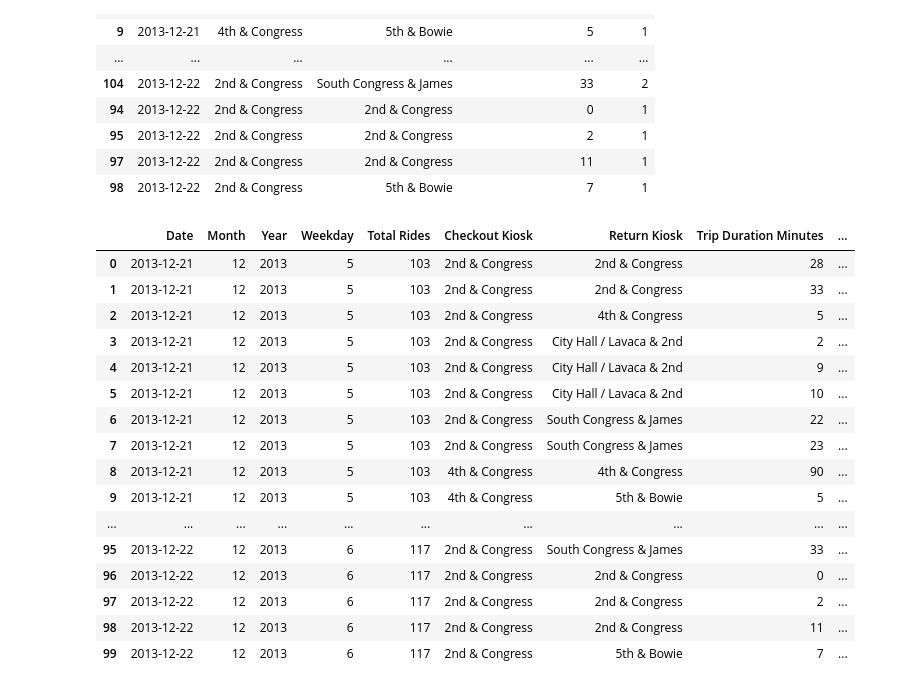
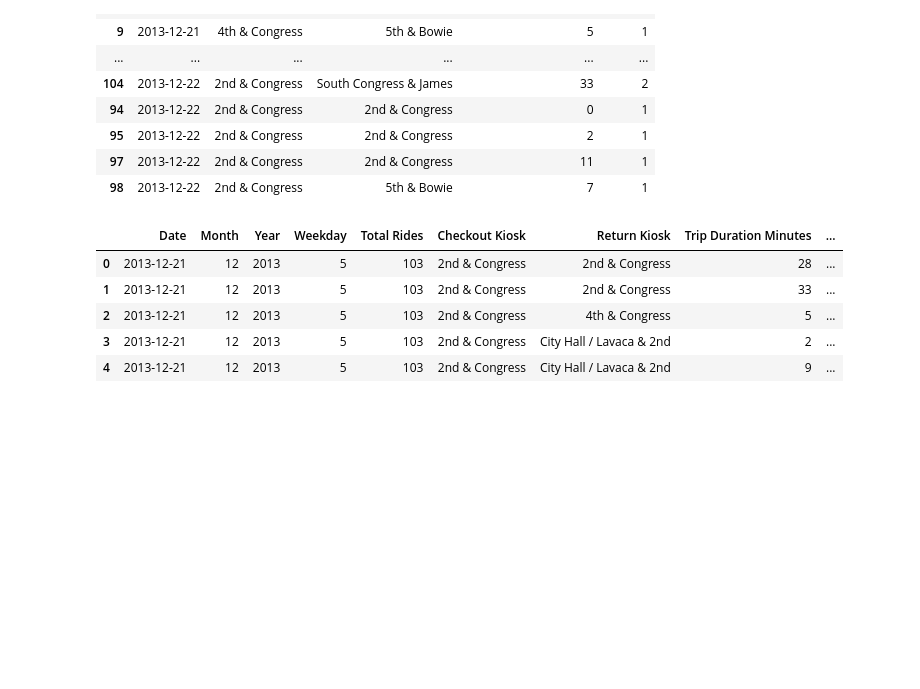
Before and after one commit to danny305/Austin-bike-project, a Jupyter notebook: Danny_Feature_Engr.ipynb, the cells around one changed output. Saved outputs shown, nothing was run; the diff lists cells and outputs as text; code cells hidden in the pictures; blank space fills up the shorter version.

```diff
--- a/Danny_Feature_Engr.ipynb
+++ b/Danny_Feature_Engr.ipynb
@@ -142,6 +142,17 @@ new_weather_df = weather_df[~weather_df['Date'].isin(missing_dates)]
 len(new_weather_df['Date'].unique())
 # %% [output]
 1257
+# %%
+cycle_df['Return Kiosk'].value_counts()[::-1]
+
+rm_kiosk = ['Stolen','Missing',
+              'Main Shop','Repair Shop', 'Shop',
+              'Customer Service','Main Office', 'Re-branding','Marketing Event',
+           ]
+cycle_df = cycle_df[
+    ~cycle_df['Return Kiosk'].isin(rm_kiosk) &
+    ~cycle_df['Checkout Kiosk'].isin(rm_kiosk)
+]
 # %%
 rides_each_day = cycle_df.groupby('Checkout Date')
 
@@ -188,7 +199,7 @@ day_stats = pd.DataFrame(
      group['Return Kiosk'].value_counts().index[0],
      group['Return Kiosk'].value_counts()[0],
      round(group['Trip Duration Minutes'].mean(),3),
-     group['Trip Duration Minutes'].mode().mean(),
+     #group['Trip Duration Minutes'].mode().mean(),
      len(group),
     )
     for date,group in rides_each_day
@@ -196,11 +207,11 @@ day_stats = pd.DataFrame(
     columns=['Date','Month','Year','Weekday',
             'MP Checkout Kiosk', " MP Checkout Counts",
             'MP Return Kiosk', "MP Return Counts",
-             'Avg Trip Duration', 'Avg Mode Trip Duration',
+             'Avg Trip Duration', #'Avg Mode Trip Duration',
             'Total Rides'])
 
 day_stats = day_stats[['Date','Month','Year','Weekday',
-                       'Avg Trip Duration', 'Avg Mode Trip Duration',
+                       'Avg Trip Duration', #'Avg Mode Trip Duration',
                        'Total Rides']]
 day_stats['Date'] = pd.to_datetime(
     day_stats['Date'], infer_datetime_format=True
@@ -505,36 +514,25 @@ checkout_return_pairs.head(100)
 # %%
 kiosk_weather_df = pd.merge(checkout_return_pairs, merge_df, how='inner', on='Date')
 #kiosk_weather_df['Day Percent Ride'] = kiosk_weather_df.apply(lambda x: round(x['Counts']/x['Total Rides'], 3))
 kiosk_weather_df['Day Ride Percentage'] = kiosk_weather_df['Counts']/kiosk_weather_df['Total Rides']
 
 cols = kiosk_weather_df.columns.tolist()
 cols = ['Date', 'Month','Year', 'Weekday', 'Total Rides',
  'Checkout Kiosk','Return Kiosk','Trip Duration Minutes','Counts','Day Ride Percentage',
  'TempHighF','TempAvgF',
  'DewPointHighF','DewPointAvgF',
  'WindHighMPH','WindAvgMPH',
  'PrecipitationSumInches','PrecipBins',
  'Events',]
 kiosk_weather_df = kiosk_weather_df[cols]
-kiosk_weather_df.head(100)
+kiosk_weather_df.head()
 # %% [output]
 |  | Date | Month | Year | Weekday | Total Rides | Checkout Kiosk | Return Kiosk | Trip Duration Minutes | ... |
 | 0 | 2013-12-21 | 12 | 2013 | 5 | 103 | 2nd & Congress | 2nd & Congress | 28 | ... |
 | 1 | 2013-12-21 | 12 | 2013 | 5 | 103 | 2nd & Congress | 2nd & Congress | 33 | ... |
 | 2 | 2013-12-21 | 12 | 2013 | 5 | 103 | 2nd & Congress | 4th & Congress | 5 | ... |
 | 3 | 2013-12-21 | 12 | 2013 | 5 | 103 | 2nd & Congress | City Hall / Lavaca & 2nd | 2 | ... |
 | 4 | 2013-12-21 | 12 | 2013 | 5 | 103 | 2nd & Congress | City Hall / Lavaca & 2nd | 9 | ... |
-| 5 | 2013-12-21 | 12 | 2013 | 5 | 103 | 2nd & Congress | City Hall / Lavaca & 2nd | 10 | ... |
-| 6 | 2013-12-21 | 12 | 2013 | 5 | 103 | 2nd & Congress | South Congress & James | 22 | ... |
-| 7 | 2013-12-21 | 12 | 2013 | 5 | 103 | 2nd & Congress | South Congress & James | 23 | ... |
-| 8 | 2013-12-21 | 12 | 2013 | 5 | 103 | 4th & Congress | 4th & Congress | 90 | ... |
-| 9 | 2013-12-21 | 12 | 2013 | 5 | 103 | 4th & Congress | 5th & Bowie | 5 | ... |
-| ... | ... | ... | ... | ... | ... | ... | ... | ... | ... |
-| 95 | 2013-12-22 | 12 | 2013 | 6 | 117 | 2nd & Congress | South Congress & James | 33 | ... |
-| 96 | 2013-12-22 | 12 | 2013 | 6 | 117 | 2nd & Congress | 2nd & Congress | 0 | ... |
-| 97 | 2013-12-22 | 12 | 2013 | 6 | 117 | 2nd & Congress | 2nd & Congress | 2 | ... |
-| 98 | 2013-12-22 | 12 | 2013 | 6 | 117 | 2nd & Congress | 2nd & Congress | 11 | ... |
-| 99 | 2013-12-22 | 12 | 2013 | 6 | 117 | 2nd & Congress | 5th & Bowie | 7 | ... |
 # %%
 kiosk_weather_df.describe()
 # %% [output]
```
Also changed, not shown: parts of 5 cells of this notebook.
